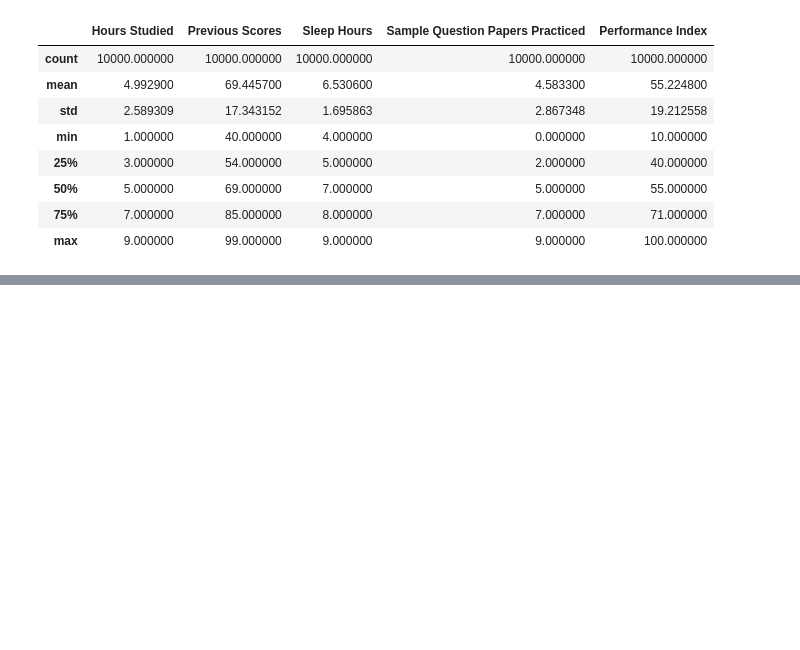
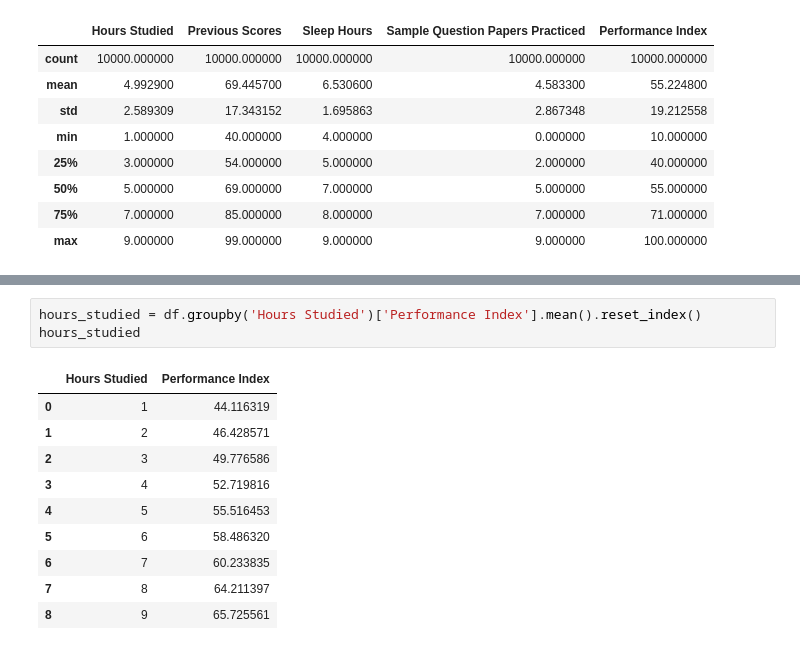
Before and after one commit to cathym20/Student-Performance, a Jupyter notebook: performance_regression.ipynb, the cells around one changed output, grey strips where cells are left out. Drawn from its saved outputs; the diff is of its cells as text; blank space fills up the shorter version.

```diff
--- a/performance_regression.ipynb
+++ b/performance_regression.ipynb
@@ -55,0 +69,14 @@ df.describe()
+# %%
+hours_studied = df.groupby('Hours Studied')['Performance Index'].mean().reset_index()
+hours_studied
+# %% [output]
+|  | Hours Studied | Performance Index |
+| 0 | 1 | 44.116319 |
+| 1 | 2 | 46.428571 |
+| 2 | 3 | 49.776586 |
+| 3 | 4 | 52.719816 |
+| 4 | 5 | 55.516453 |
+| 5 | 6 | 58.486320 |
+| 6 | 7 | 60.233835 |
+| 7 | 8 | 64.211397 |
+| 8 | 9 | 65.725561 |
```
Also changed, not shown: parts of 5 cells of this notebook.
